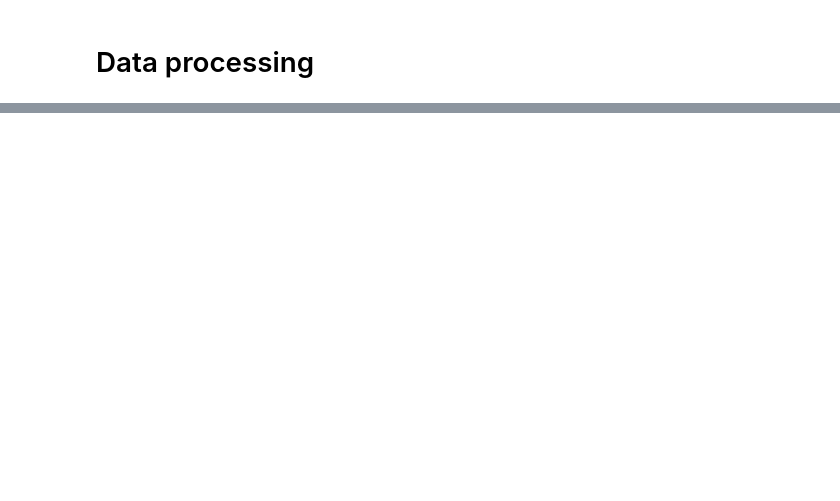
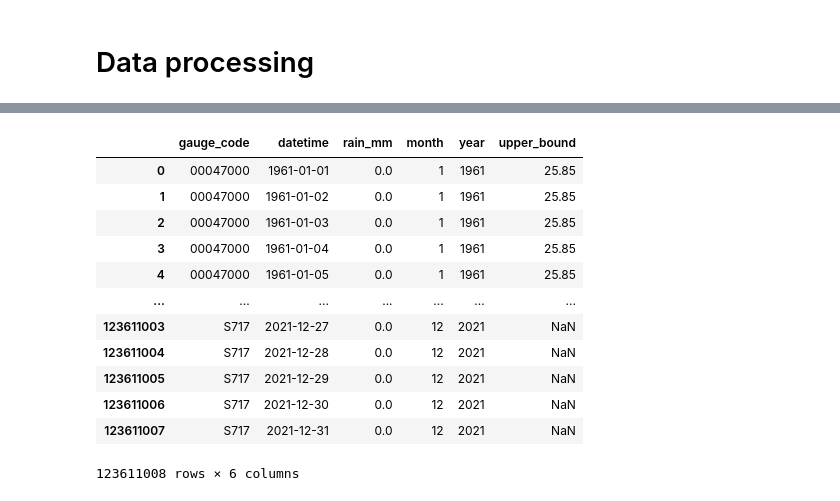
Before and after one commit to LARHENA/UFPB_Brain-D, a Jupyter notebook: Scripts e Dados/2.4 - Quality Control (Q3 - outliers).ipynb, the cells around one changed output, grey strips where cells are left out. Drawn from its saved outputs; the diff is of its cells as text; code cells hidden in the pictures; blank space fills up the shorter version.

```diff
--- a/Scripts e Dados/2.4 - Quality Control (Q3 - outliers).ipynb
+++ b/Scripts e Dados/2.4 - Quality Control (Q3 - outliers).ipynb
@@ -15,11 +9,0 @@ with h5py.File(cleaned_path, 'r') as hdf:
-# %%
-df_data = pd.DataFrame()  # Initialize an empty DataFrame
-
-# Read the HDF file in chunks
-for chunk in pd.read_hdf(cleaned_path, key='table_data_filtered', encoding='utf-8', chunksize=10000000, iterator=True):
-    if df_data.empty:
-        df_data = chunk.copy(deep=True)  # If this is the first chunk, assign it directly to df_data
-    else:
-        df_data = pd.concat([df_data, chunk], ignore_index=True)
-
-df_data
@@ -91,0 +95,4 @@ df_q3_outliers
+# %%
+df_data['month'] = df_data['datetime'].dt.month
+df_data['year'] = df_data['datetime'].dt.year
+df_data
@@ -91,0 +113,17 @@ df_q3_outliers
+# %%
+df_data = df_data.merge(df_monthly_thresholds[['gauge_code', 'month', 'upper_bound']], on=['gauge_code', 'month'], how='outer')
+df_data
+# %% [output]
+|  | gauge_code | datetime | rain_mm | month | year | upper_bound |
+| 0 | 00047000 | 1961-01-01 | 0.0 | 1 | 1961 | 25.85 |
+| 1 | 00047000 | 1961-01-02 | 0.0 | 1 | 1961 | 25.85 |
+| 2 | 00047000 | 1961-01-03 | 0.0 | 1 | 1961 | 25.85 |
+| 3 | 00047000 | 1961-01-04 | 0.0 | 1 | 1961 | 25.85 |
+| 4 | 00047000 | 1961-01-05 | 0.0 | 1 | 1961 | 25.85 |
+| ... | ... | ... | ... | ... | ... | ... |
+| 123611003 | S717 | 2021-12-27 | 0.0 | 12 | 2021 | NaN |
+| 123611004 | S717 | 2021-12-28 | 0.0 | 12 | 2021 | NaN |
+| 123611005 | S717 | 2021-12-29 | 0.0 | 12 | 2021 | NaN |
+| 123611006 | S717 | 2021-12-30 | 0.0 | 12 | 2021 | NaN |
+| 123611007 | S717 | 2021-12-31 | 0.0 | 12 | 2021 | NaN |
+123611008 rows × 6 columns
```
Also changed, not shown: parts of 19 cells of this notebook, 2 other files.
